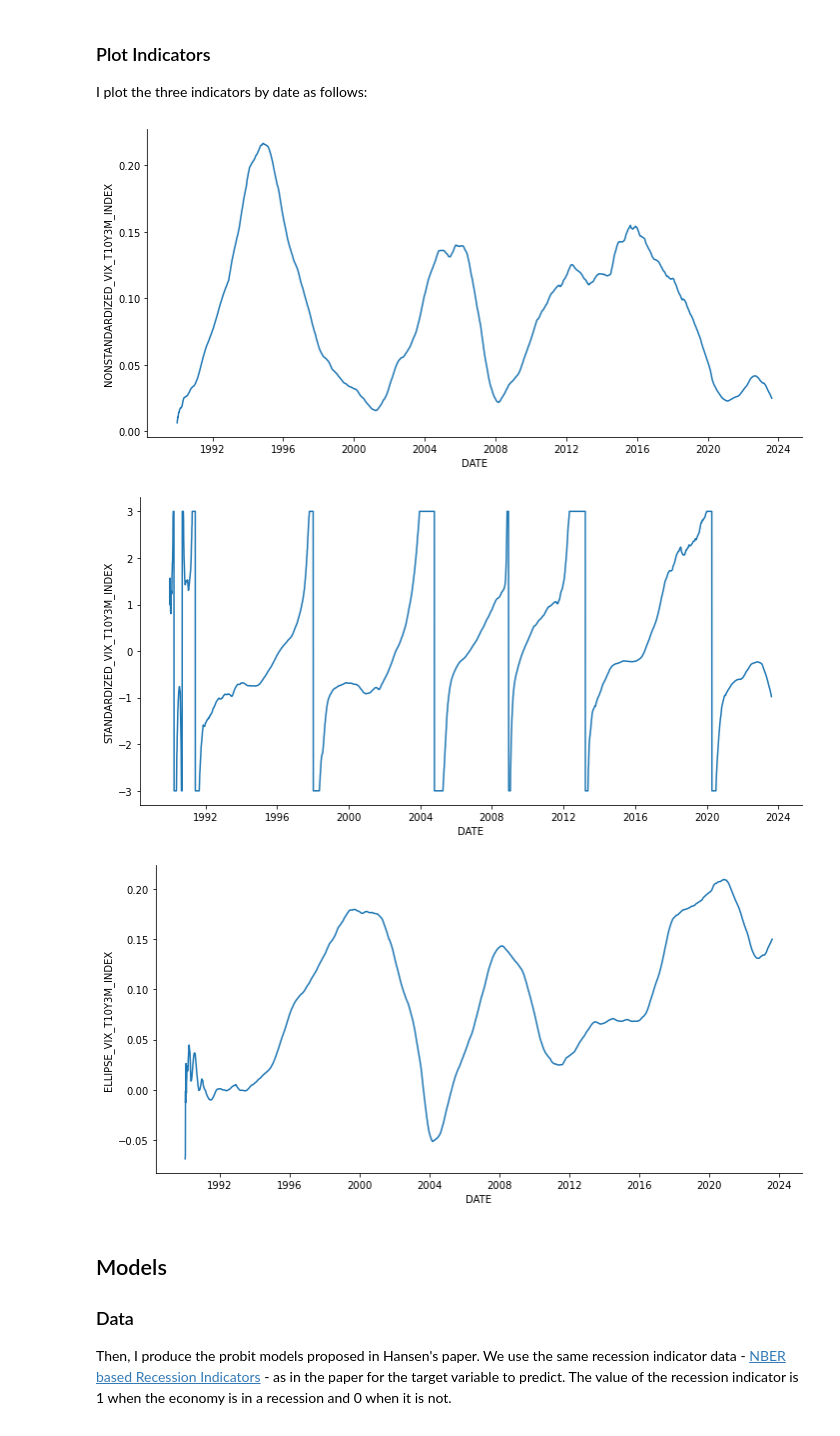
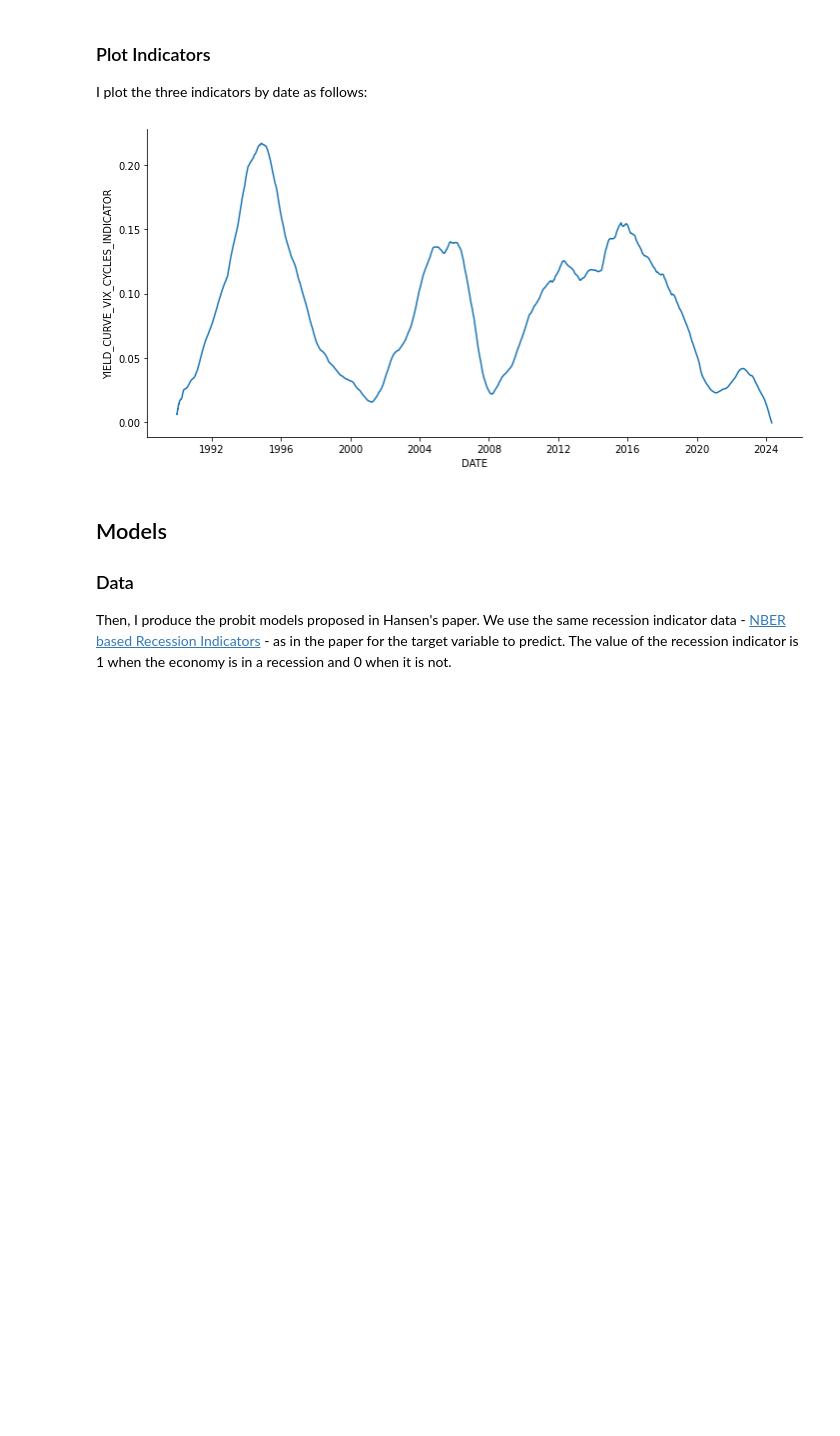
Before and after one commit to juliannzhou/Predicting-Recession-with-ML, a Jupyter notebook: PredictingRecessionWithML.ipynb, the cells around one changed output. Saved outputs shown, nothing was run; the diff lists cells and outputs as text; code cells hidden in the pictures; blank space fills up the shorter version.

Commit message:
update graphs

```diff
--- a/PredictingRecessionWithML.ipynb
+++ b/PredictingRecessionWithML.ipynb
@@ -83,8 +93,8 @@ Then, I create the three indicators proposed in Hansen's research.
 #### 1. Non-Standardized VIX-Yield Curve Cycle Indicator
 I obtain the Non-Standardized VIX-Yield Curve Cycle Indicator with Yield Curve Spread 2-Year Moving Average / VIX 2-Year Moving Average.
 # %%
-vixYieldCurve['NONSTANDARDIZED_VIX_T10Y3M_INDEX'] = vixYieldCurve['SMOOTHED_T10Y3M'] / vixYieldCurve['SMOOTHED_VIXCLS']
-vixYieldCurve['NONSTANDARDIZED_VIX_T10Y3M_INDEX']
+vixYieldCurve['YIELD_CURVE_VIX_CYCLES_INDICATOR'] = vixYieldCurve['SMOOTHED_T10Y3M'] / vixYieldCurve['SMOOTHED_VIXCLS']
+vixYieldCurve['YIELD_CURVE_VIX_CYCLES_INDICATOR']
 # %% [output]
 DATE
 1990-01-02    0.006381
@@ -204,13 +214,11 @@ Name: ELLIPSE_VIX_T10Y3M_INDEX, Length: 8395, dtype: float64
 ### Plot Indicators
 I plot the three indicators by date as follows:
 # %%
-g1_index = sns.relplot(data=vixYieldCurve, x='DATE', y='NONSTANDARDIZED_VIX_T10Y3M_INDEX', kind="line", aspect=2)
-g2_index = sns.relplot(data=vixYieldCurve, x='DATE', y='STANDARDIZED_VIX_T10Y3M_INDEX', kind="line", aspect=2)
-g3_index = sns.relplot(data=vixYieldCurve, x='DATE', y='ELLIPSE_VIX_T10Y3M_INDEX', kind="line", aspect=2)
+g1_index = sns.relplot(data=vixYieldCurve, x='DATE', y='YIELD_CURVE_VIX_CYCLES_INDICATOR', kind="line", aspect=2)
+# g2_index = sns.relplot(data=vixYieldCurve, x='DATE', y='STANDARDIZED_VIX_T10Y3M_INDEX', kind="line", aspect=2)
+# g3_index = sns.relplot(data=vixYieldCurve, x='DATE', y='ELLIPSE_VIX_T10Y3M_INDEX', kind="line", aspect=2)
 # %% [output]
-[figure, old version]
+[figure, new version]
-[figure, removed]
-[figure, removed]
 # %% [markdown]
 ## Models
 
```
Also changed, not shown: parts of 5 cells of this notebook, 2 other files.
